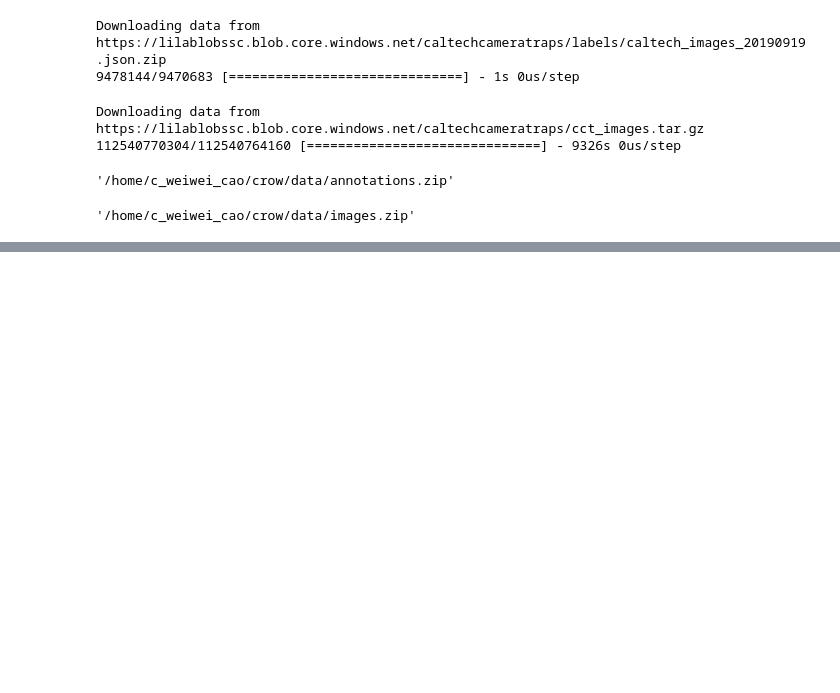
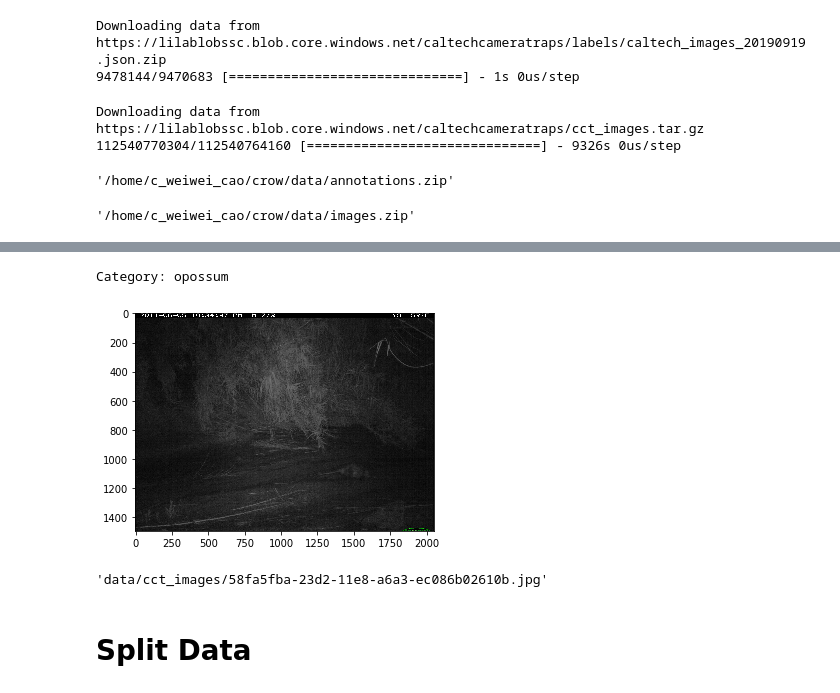
Before and after one commit to vivekmids/crow, a Jupyter notebook: baseline_models.ipynb, the cells around one changed output, grey strips where cells are left out. Drawn from its saved outputs; the diff is of its cells as text; code cells hidden in the pictures; blank space fills up the shorter version.

```diff
--- a/baseline_models.ipynb
+++ b/baseline_models.ipynb
@@ -77,0 +216,13 @@ Downloading data from https://lilablobssc.blob.core.windows.net/caltechcameratra
+# %%
+id = 20004
+show_image('data/cct_images/' + image_df_annot2.iloc[id]['image_id'] + '.jpg', \
+           image_df_annot2.iloc[id]['category_name'])
+# %% [output]
+Category: opossum
+[figure, added]
+# %%
+'data/cct_images/' + image_df_annot2.iloc[3]['image_id'] + '.jpg'
+# %% [output]
+'data/cct_images/58fa5fba-23d2-11e8-a6a3-ec086b02610b.jpg'
+# %% [markdown]
+# Split Data
```
Also changed, not shown: parts of 39 cells of this notebook, 1 other file.
